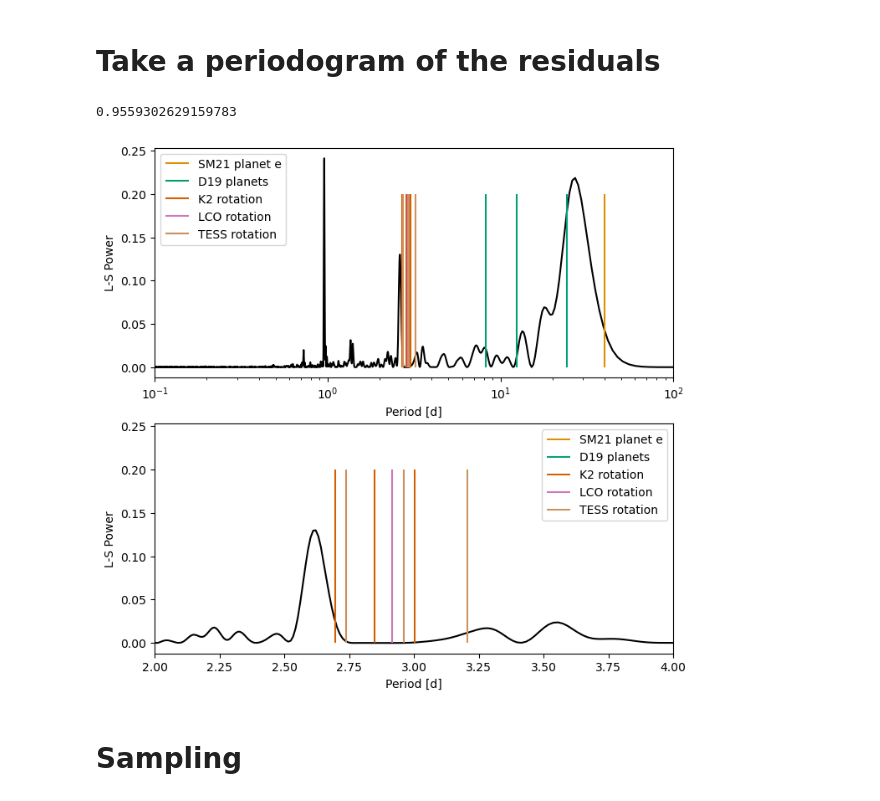
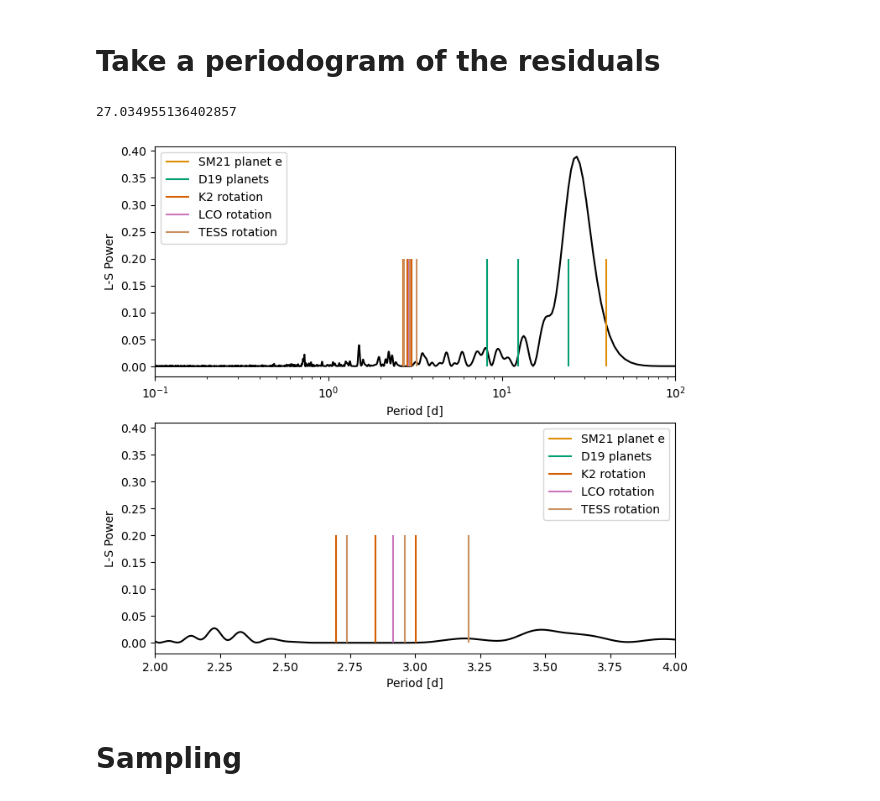
Before and after one commit to trevordavid/v1298tau-differential-rotation, a Jupyter notebook: notebooks/period-drift-model.ipynb, the cells around one changed output. Drawn from its saved outputs; the diff is of its cells as text; code cells hidden in the pictures.

```diff
--- a/notebooks/period-drift-model.ipynb
+++ b/notebooks/period-drift-model.ipynb
@@ -160,7 +168,8 @@ for b in bad_bits:
 
 # Convert to parts per thousand
 x = lc["TIME"][m]
-y = lc["FLUX"][m]
+#y = lc["FLUX"][m]
+y = lc["FCOR"][m]
 mu = np.median(y)
 y = (y / mu - 1) * 1e3
 
@@ -630,36 +791,44 @@ plt.show()
 # %% [markdown]
 # Take a periodogram of the residuals
 # %%
-frequency, power = LombScargle(x, y-map_soln0["lc_model"],
-                               nterms=1).autopower(minimum_frequency=1/200,
-                                               maximum_frequency=1/0.1,
-                                               samples_per_peak=10)
-period = 1/frequency
+def residual_periodogram(x, y, map_soln):
 
-fig,(ax1,ax2) = plt.subplots(nrows=2,ncols=1,figsize=(8,8))
+    frequency, power = LombScargle(x, y-map_soln["lc_model"],
+                                   nterms=1).autopower(minimum_frequency=1/200,
+                                                   maximum_frequency=1/0.1,
+                                                   samples_per_peak=10)
+    period = 1/frequency
 
-print(period[np.argmax(power)])
+    fig,(ax1,ax2) = plt.subplots(nrows=2,ncols=1,figsize=(8,8))
 
-labels = ['SM21 planet e','D19 planets','K2 rotation', 'LCO rotation', 'TESS rotation']
+    print(period[np.argmax(power)])
 
-for ax in [ax1,ax2]:
+    labels = ['SM21 planet e','D19 planets','K2 rotation', 'LCO rotation', 'TESS rotation']
 
-    ax.plot(period, power, 'k')
+    for ax in [ax1,ax2]:
 
-    for i,ps in enumerate([asm_period, planet_periods, k2_periods, lco_period, tess_periods]):
-        ax.vlines(ps, ymin=0, ymax=0.2, color=colors[i+1], label=labels[i])
+        ax.plot(period, power, 'k')
 
-    ax.set_xlabel('Period [d]')
-    ax.set_ylabel('L-S Power')
-    ax.legend()
+        for i,ps in enumerate([asm_period, planet_periods, k2_periods, lco_period, tess_periods]):
+            ax.vlines(ps, ymin=0, ymax=0.2, color=colors[i+1], label=labels[i])
 
-ax1.semilogx()
-ax1.set_xlim(0.1,100)
-ax2.set_xlim(2,4)
-plt.show()
+        ax.set_xlabel('Period [d]')
+        ax.set_ylabel('L-S Power')
+        ax.legend()
+
+    ax1.semilogx()
+    ax1.set_xlim(0.1,100)
+    ax2.set_xlim(2,4)
+    plt.show()
+
+    return
+
+#residual_periodogram(x, y, map_soln0)
+#residual_periodogram(x, y, map_soln1)
+residual_periodogram(x, y, map_soln2)
 # %% [output]
-0.9559302629159783
+27.034955136402857
-[figure, old version]
+[figure, new version]
 # %% [markdown]
 # Sampling
 # %%
```
Also changed, not shown: parts of 28 cells of this notebook.
